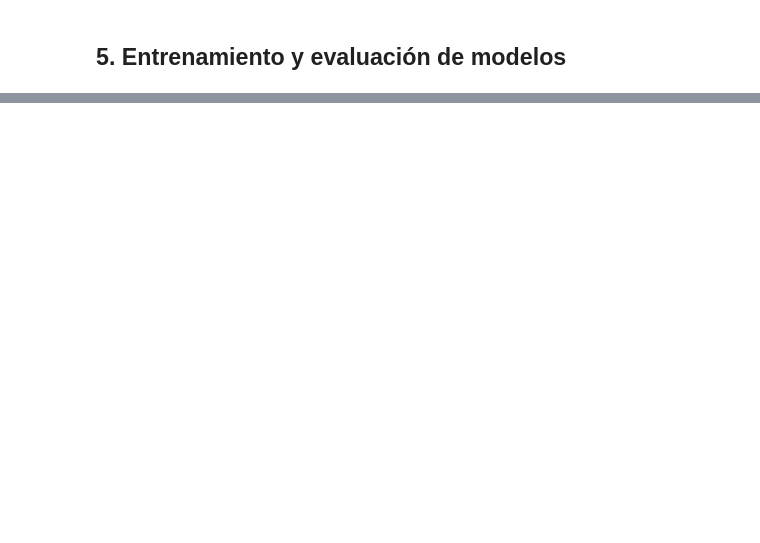
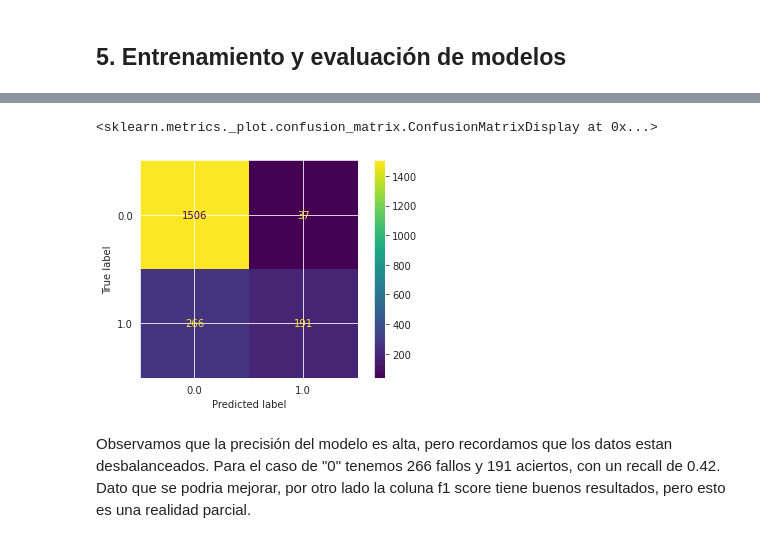
Before and after one commit to MartaCaste/Text-Mining, a Jupyter notebook: Ejerciciopropuesto_ModuloTextMining.ipynb, the cells around one changed output, grey strips where cells are left out. Drawn from its saved outputs; the diff is of its cells as text; code cells hidden in the pictures; blank space fills up the shorter version.

```diff
--- a/Ejerciciopropuesto_ModuloTextMining.ipynb
+++ b/Ejerciciopropuesto_ModuloTextMining.ipynb
@@ -380,4 +386,4 @@ vectorizador = TfidfVectorizer(ngram_range=(1,3),
                                min_df=0.005,
                                lowercase=False)
 # %%
-vector_data = vectorizador.fit_transform(datos_ejercicio["texto_normalizado"])
+vector_data = vectorizador.fit_transform(datos_ejercicio["clean_text"])
@@ -387,6 +391,6 @@ TypeError: ignored
 ## 5. Entrenamiento y evaluación de modelos
 # %%
 # Asiganmos etiquetas a variable y:
-y = dataset["label"].values.astype(np.float32)
+y = datos_ejercicio["label"].values.astype(np.float32)
 
 print(y.shape)
@@ -397 +402,3 @@ extra_features = dataset[['TextBlob_Subjectivity','TextBlob_Polarity']]
+# %%
+extra_features = datos_ejercicio[['caracteristicas_sentimiento']]
 # %% [markdown]
@@ -408,0 +539,6 @@ print(X_test.shape)
+# %%
+from sklearn.model_selection import (KFold, cross_val_score,cross_validate)
+from sklearn.metrics import make_scorer, accuracy_score, precision_score, recall_score, f1_score
+
+tuned_model=XGBClassifier(learning_rate = 0.1, max_depth = 4, n_estimators = 180)
+tuned_model.fit(X_train,y_train)
@@ -408,0 +564,8 @@ print(X_test.shape)
+# %%
+from sklearn.metrics import plot_confusion_matrix
+plot_confusion_matrix(tuned_model, X_test, y_test, normalize = None)
+# %% [output]
+<sklearn.metrics._plot.confusion_matrix.ConfusionMatrixDisplay at 0x...>
+[figure, added]
+# %% [markdown]
+Observamos que la precisión del modelo es alta, pero recordamos que los datos estan desbalanceados. Para el caso de "0" tenemos 266 fallos y 191 aciertos, con un recall de 0.42. Dato que se podria mejorar, por otro lado la coluna f1 score tiene buenos resultados, pero esto es una realidad parcial.
```
Also changed, not shown: parts of 29 cells of this notebook.
